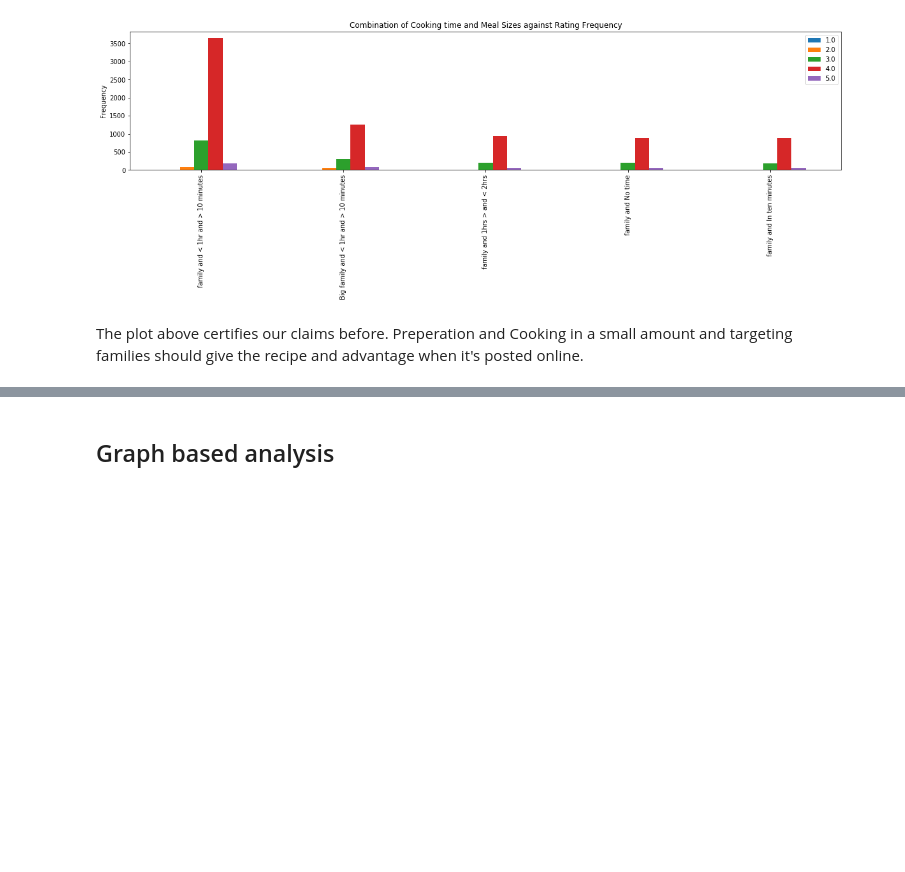
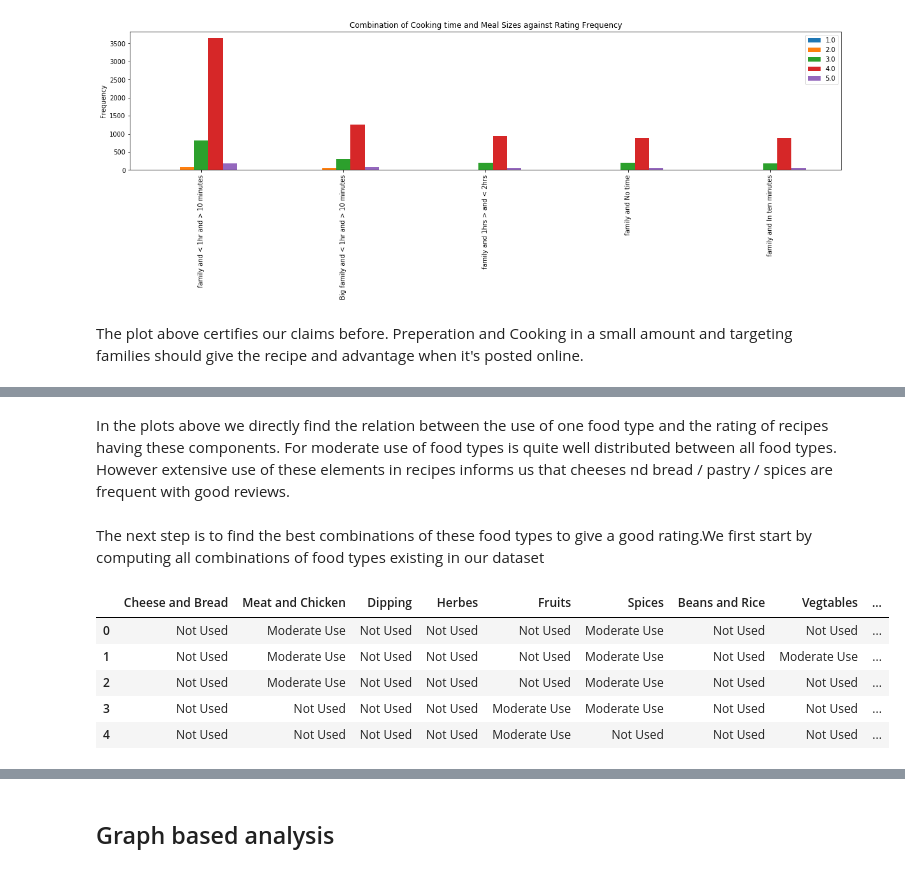
Before and after one commit to leonardoperrone/smart-recipes, a Jupyter notebook: analysis.ipynb, the cells around one changed output, grey strips where cells are left out. Saved outputs shown, nothing was run; the diff lists cells and outputs as text; code cells hidden in the pictures; blank space fills up the shorter version.

```diff
--- a/analysis.ipynb
+++ b/analysis.ipynb
@@ -456,3 +481,20 @@ test = test.drop('name',axis=1)
+# %% [markdown]
+In the plots above we directly find the relation between the use of one food type and the rating of recipes having these components. For moderate use of food types is quite well distributed between all food types. However extensive use of these elements in recipes informs us that cheeses nd bread / pastry / spices are frequent with good reviews.
+# %% [markdown]
+The next step is to find the best combinations of these food types to give a good rating.We first start by computing all combinations of food types existing in our dataset
+# %%
+# compute a dataframe having all food types
+comb_df = food_cols_data.copy()
+comb_df = comb_df[comb_df.columns[1:]]
+comb_df = comb_df.reset_index()
+comb_df = comb_df.drop('name',axis=1)
 # %%
-test.head()
+comb_df.head()
+# %% [output]
+|  | Cheese and Bread | Meat and Chicken | Dipping | Herbes | Fruits | Spices | Beans and Rice | Vegtables | ... |
+| 0 | Not Used | Moderate Use | Not Used | Not Used | Not Used | Moderate Use | Not Used | Not Used | ... |
+| 1 | Not Used | Moderate Use | Not Used | Not Used | Not Used | Moderate Use | Not Used | Moderate Use | ... |
+| 2 | Not Used | Moderate Use | Not Used | Not Used | Not Used | Moderate Use | Not Used | Not Used | ... |
+| 3 | Not Used | Not Used | Not Used | Not Used | Moderate Use | Moderate Use | Not Used | Not Used | ... |
+| 4 | Not Used | Not Used | Not Used | Not Used | Moderate Use | Not Used | Not Used | Not Used | ... |
 # %%
```
Also changed, not shown: parts of 34 cells of this notebook.
